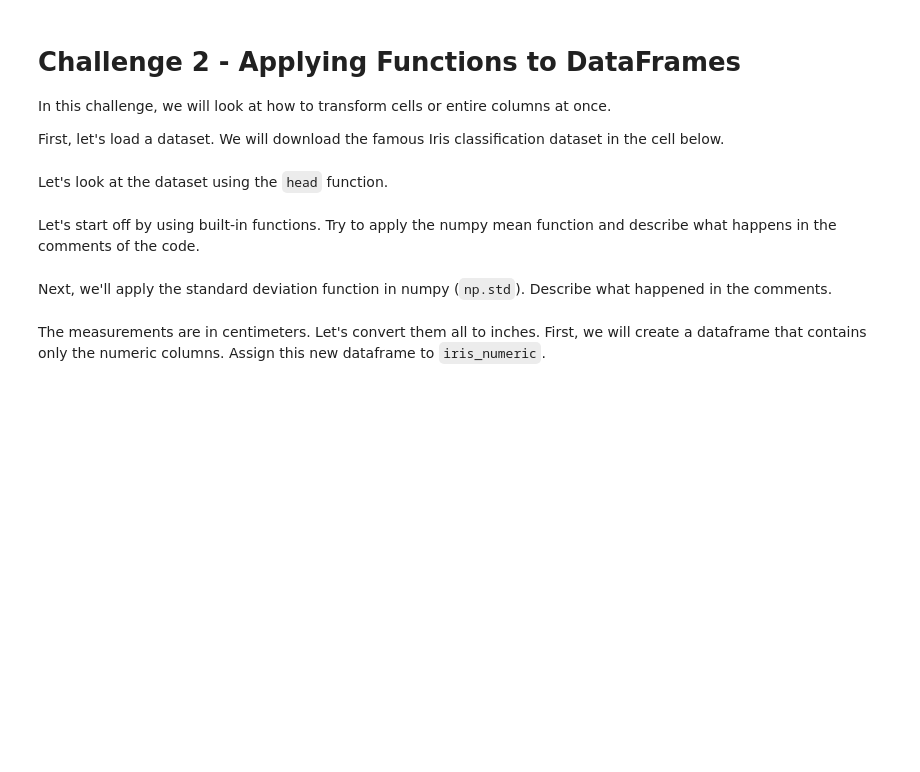
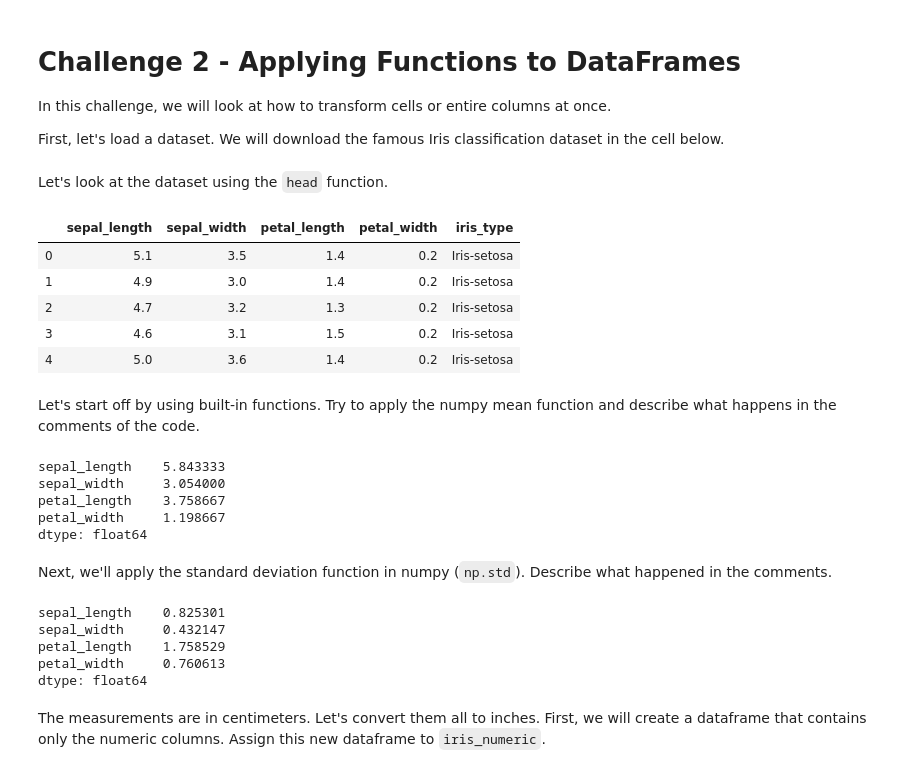
Before and after one commit to ta-datapt-bcn/lab-functional-programming, a Jupyter notebook: your-code/main.ipynb, the cells around one changed output. Drawn from its saved outputs; the diff is of its cells as text; code cells hidden in the pictures; blank space fills up the shorter version.

```diff
--- a/your-code/main.ipynb
+++ b/your-code/main.ipynb
@@ -100,5 +120,13 @@ iris = pd.read_csv("https://archive.ics.uci.edu/ml/machine-learning-databases/ir
 Let's look at the dataset using the `head` function.
 # %%
 # Your code here:
+iris.head()
+# %% [output]
+|  | sepal_length | sepal_width | petal_length | petal_width | iris_type |
+| 0 | 5.1 | 3.5 | 1.4 | 0.2 | Iris-setosa |
+| 1 | 4.9 | 3.0 | 1.4 | 0.2 | Iris-setosa |
+| 2 | 4.7 | 3.2 | 1.3 | 0.2 | Iris-setosa |
+| 3 | 4.6 | 3.1 | 1.5 | 0.2 | Iris-setosa |
+| 4 | 5.0 | 3.6 | 1.4 | 0.2 | Iris-setosa |
 # %% [markdown]
 Let's start off by using built-in functions. Try to apply the numpy mean function and describe what happens in the comments of the code.
@@ -107,2 +133,12 @@ Let's start off by using built-in functions. Try to apply the numpy mean functio
+# %%
+# Your code here:
+iris.mean()
+# Calcula la media de cada columna menos la ultima porque no es de tipo numerico
+# %% [output]
+sepal_length    5.843333
+sepal_width     3.054000
+petal_length    3.758667
+petal_width     1.198667
+dtype: float64
 # %% [markdown]
 Next, we'll apply the standard deviation function in numpy (`np.std`). Describe what happened in the comments.
@@ -111,2 +145,12 @@ Next, we'll apply the standard deviation function in numpy (`np.std`). Describe
+# %%
+# Your code here:
+np.std(iris)
+# Calcula la desviacion estandar de cada columna menos la ultima porque no es de tipo numerico
+# %% [output]
+sepal_length    0.825301
+sepal_width     0.432147
+petal_length    1.758529
+petal_width     0.760613
+dtype: float64
 # %% [markdown]
 The measurements are in centimeters. Let's convert them all to inches. First, we will create a dataframe that contains only the numeric columns. Assign this new dataframe to `iris_numeric`.
```
Also changed, not shown: parts of 14 cells of this notebook, 2 other files.
